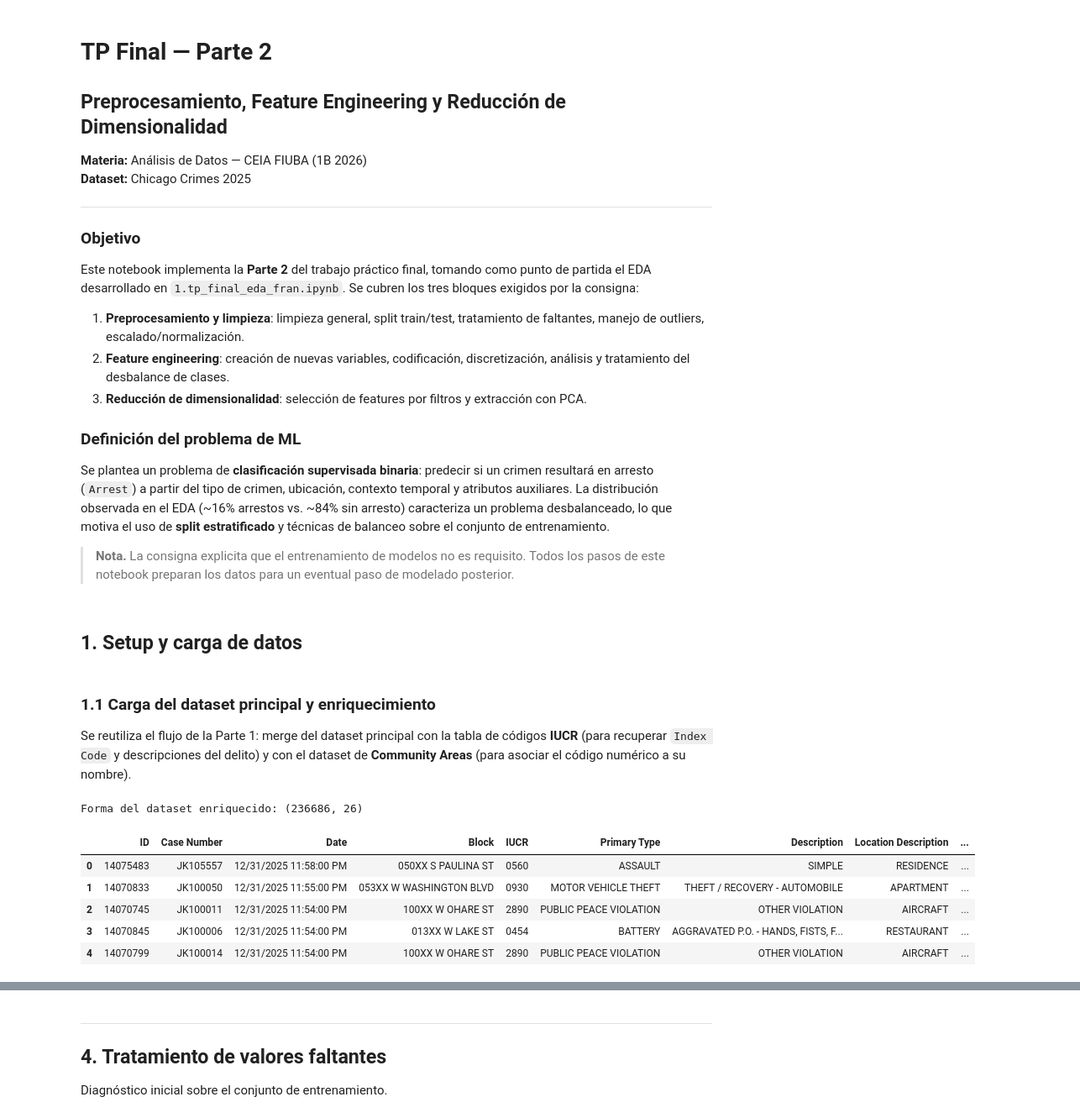
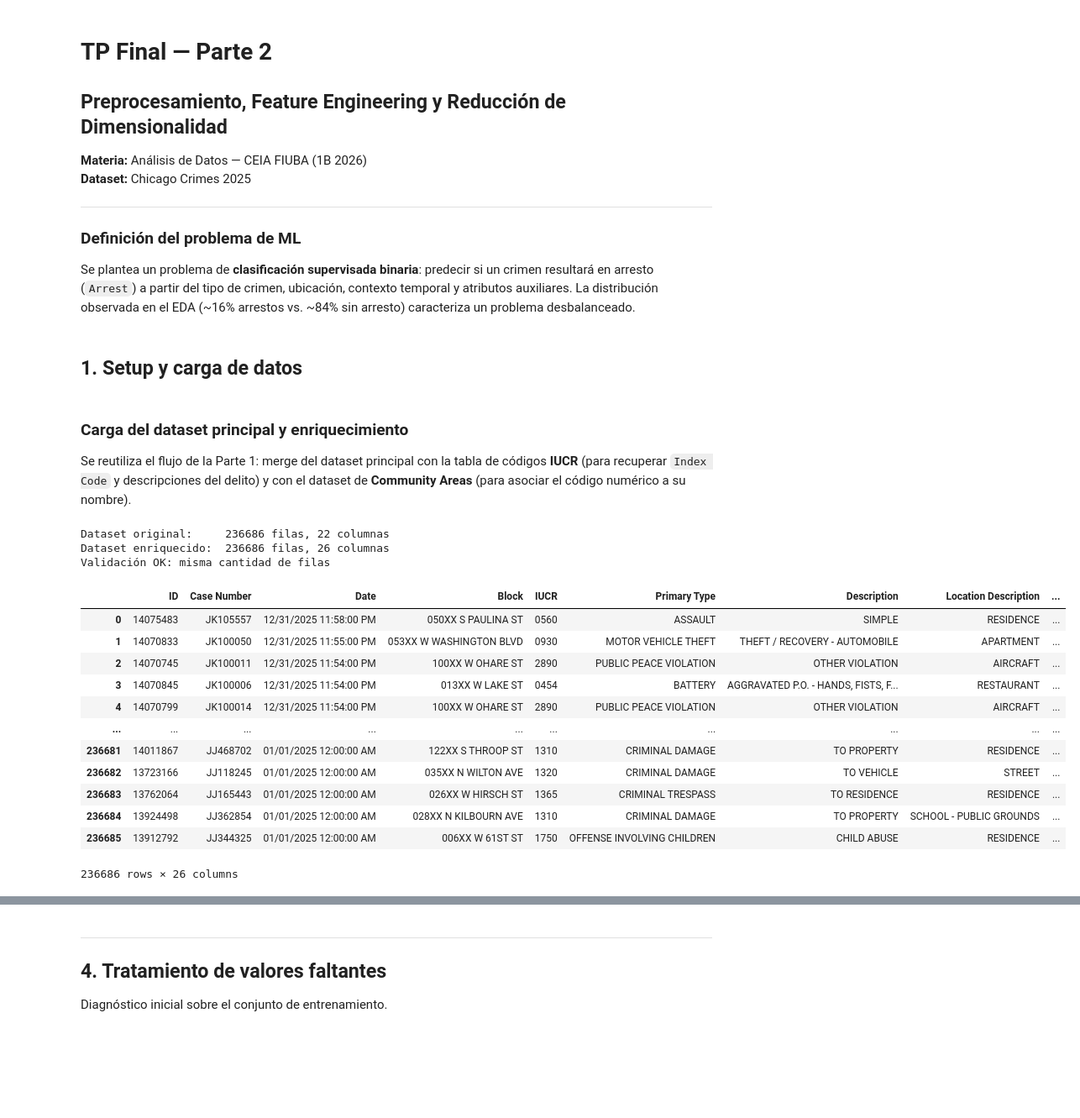
Before and after one commit to francomor/ceia-analisis-de-datos-tp-final, a Jupyter notebook: 2.tp_final_parte2_fran.ipynb, the cells around one changed output, grey strips where cells are left out. Shown at 84% size. Cells and saved outputs as stored; diff of their text form; code cells hidden in the pictures; blank space fills up the shorter version.

Commit message:
arreglos generales

```diff
--- a/2.tp_final_parte2_fran.ipynb
+++ b/2.tp_final_parte2_fran.ipynb
@@ -7,19 +7,9 @@
 
 ---
 
-### Objetivo
-
-Este notebook implementa la **Parte 2** del trabajo práctico final, tomando como punto de partida el EDA desarrollado en `1.tp_final_eda_fran.ipynb`. Se cubren los tres bloques exigidos por la consigna:
-
-1. **Preprocesamiento y limpieza**: limpieza general, split train/test, tratamiento de faltantes, manejo de outliers, escalado/normalización.
-2. **Feature engineering**: creación de nuevas variables, codificación, discretización, análisis y tratamiento del desbalance de clases.
-3. **Reducción de dimensionalidad**: selección de features por filtros y extracción con PCA.
-
 ### Definición del problema de ML
 
-Se plantea un problema de **clasificación supervisada binaria**: predecir si un crimen resultará en arresto (`Arrest`) a partir del tipo de crimen, ubicación, contexto temporal y atributos auxiliares. La distribución observada en el EDA (~16% arrestos vs. ~84% sin arresto) caracteriza un problema desbalanceado, lo que motiva el uso de **split estratificado** y técnicas de balanceo sobre el conjunto de entrenamiento.
-
-> **Nota.** La consigna explicita que el entrenamiento de modelos no es requisito. Todos los pasos de este notebook preparan los datos para un eventual paso de modelado posterior.
+Se plantea un problema de **clasificación supervisada binaria**: predecir si un crimen resultará en arresto (`Arrest`) a partir del tipo de crimen, ubicación, contexto temporal y atributos auxiliares. La distribución observada en el EDA (~16% arrestos vs. ~84% sin arresto) caracteriza un problema desbalanceado.
 # %% [markdown]
 ## 1. Setup y carga de datos
 # %%
@@ -55,48 +45,47 @@ RANDOM_STATE = 42
 sns.set_theme(style='whitegrid')
 pd.set_option('display.max_columns', 60)
 # %% [markdown]
-### 1.1 Carga del dataset principal y enriquecimiento
+### Carga del dataset principal y enriquecimiento
 
 Se reutiliza el flujo de la Parte 1: merge del dataset principal con la tabla de códigos **IUCR** (para recuperar `Index Code` y descripciones del delito) y con el dataset de **Community Areas** (para asociar el código numérico a su nombre).
 # %%
 # Dataset principal de crímenes
-df = pd.read_csv('Crimes_-_2025_20260312.csv')
+df = pd.read_csv("Crimes_-_2025_20260312.csv")
 
-# Tabla de Community Areas (solo nombre)
-community_areas = pd.read_csv(
-    'Boundaries_-_Community_Areas_20260329.csv',
-    usecols=['AREA_NUMBE', 'COMMUNITY']
-).rename(columns={
-    'AREA_NUMBE': 'Community Area',
-    'COMMUNITY': 'Community Area Description'
-})
+# Dataset de Community Areas (nombres de las áreas)
+community_areas = pd.read_csv('Boundaries_-_Community_Areas_20260329.csv', usecols=['AREA_NUMBE', 'COMMUNITY'])
+community_areas = community_areas.rename(columns={'AREA_NUMBE': 'Community Area', 'COMMUNITY': 'Community Area Description'})
 community_areas['Community Area'] = community_areas['Community Area'].astype(int)
 
-# Tabla de códigos IUCR
-iucr_codes = pd.read_csv(
-    'Chicago_Police_Department_-_Illinois_Uniform_Crime_Reporting_(IUCR)_Codes_20260329.csv'
-).rename(columns={
-    'PRIMARY DESCRIPTION': 'IUCR Primary',
-    'SECONDARY DESCRIPTION': 'IUCR Secondary',
-    'INDEX CODE': 'Index Code'
-})
+# Dataset de códigos IUCR (descripción de delitos)
+iucr_codes = pd.read_csv('Chicago_Police_Department_-_Illinois_Uniform_Crime_Reporting_(IUCR)_Codes_20260329.csv')
+iucr_codes = iucr_codes.rename(columns={'PRIMARY DESCRIPTION': 'IUCR Primary', 'SECONDARY DESCRIPTION': 'IUCR Secondary', 'INDEX CODE': 'Index Code'})
 iucr_codes['IUCR'] = iucr_codes['IUCR'].str.zfill(4)
 
-# Merge enriquecido
-df_chicago = (
-    df.merge(iucr_codes[['IUCR', 'IUCR Primary', 'IUCR Secondary', 'Index Code']],
-             on='IUCR', how='left')
-      .merge(community_areas, on='Community Area', how='left')
-)
+# Dataset enriquecido: merge único con IUCR y Community Areas
+df_chicago = df.merge(iucr_codes[['IUCR', 'IUCR Primary', 'IUCR Secondary', 'Index Code']], on='IUCR', how='left') \
+               .merge(community_areas, on='Community Area', how='left')
 
-assert df.shape[0] == df_chicago.shape[0], 'El merge alteró la cantidad de filas'
-print(f'Forma del dataset enriquecido: {df_chicago.shape}')
-df_chicago.head()
+# Validación: verificar que el merge no duplicó ni perdió filas
+print(f"Dataset original:     {df.shape[0]} filas, {df.shape[1]} columnas")
+print(f"Dataset enriquecido:  {df_chicago.shape[0]} filas, {df_chicago.shape[1]} columnas")
+assert df.shape[0] == df_chicago.shape[0], "ERROR: el merge alteró la cantidad de filas"
+print("Validación OK: misma cantidad de filas")
+df_chicago
 # %% [output]
-Forma del dataset enriquecido: (236686, 26)
+Dataset original:     236686 filas, 22 columnas
+Dataset enriquecido:  236686 filas, 26 columnas
+Validación OK: misma cantidad de filas
 |  | ID | Case Number | Date | Block | IUCR | Primary Type | Description | Location Description | ... |
 | 0 | 14075483 | JK105557 | 12/31/2025 11:58:00 PM | 050XX S PAULINA ST | 0560 | ASSAULT | SIMPLE | RESIDENCE | ... |
 | 1 | 14070833 | JK100050 | 12/31/2025 11:55:00 PM | 053XX W WASHINGTON BLVD | 0930 | MOTOR VEHICLE THEFT | THEFT / RECOVERY - AUTOMOBILE | APARTMENT | ... |
 | 2 | 14070745 | JK100011 | 12/31/2025 11:54:00 PM | 100XX W OHARE ST | 2890 | PUBLIC PEACE VIOLATION | OTHER VIOLATION | AIRCRAFT | ... |
 | 3 | 14070845 | JK100006 | 12/31/2025 11:54:00 PM | 013XX W LAKE ST | 0454 | BATTERY | AGGRAVATED P.O. - HANDS, FISTS, F... | RESTAURANT | ... |
 | 4 | 14070799 | JK100014 | 12/31/2025 11:54:00 PM | 100XX W OHARE ST | 2890 | PUBLIC PEACE VIOLATION | OTHER VIOLATION | AIRCRAFT | ... |
+| ... | ... | ... | ... | ... | ... | ... | ... | ... | ... |
+| 236681 | 14011867 | JJ468702 | 01/01/2025 12:00:00 AM | 122XX S THROOP ST | 1310 | CRIMINAL DAMAGE | TO PROPERTY | RESIDENCE | ... |
+| 236682 | 13723166 | JJ118245 | 01/01/2025 12:00:00 AM | 035XX N WILTON AVE | 1320 | CRIMINAL DAMAGE | TO VEHICLE | STREET | ... |
+| 236683 | 13762064 | JJ165443 | 01/01/2025 12:00:00 AM | 026XX W HIRSCH ST | 1365 | CRIMINAL TRESPASS | TO RESIDENCE | RESIDENCE | ... |
+| 236684 | 13924498 | JJ362854 | 01/01/2025 12:00:00 AM | 028XX N KILBOURN AVE | 1310 | CRIMINAL DAMAGE | TO PROPERTY | SCHOOL - PUBLIC GROUNDS | ... |
+| 236685 | 13912792 | JJ344325 | 01/01/2025 12:00:00 AM | 006XX W 61ST ST | 1750 | OFFENSE INVOLVING CHILDREN | CHILD ABUSE | RESIDENCE | ... |
+236686 rows × 26 columns
```
Also changed, not shown: parts of 46 cells of this notebook.
